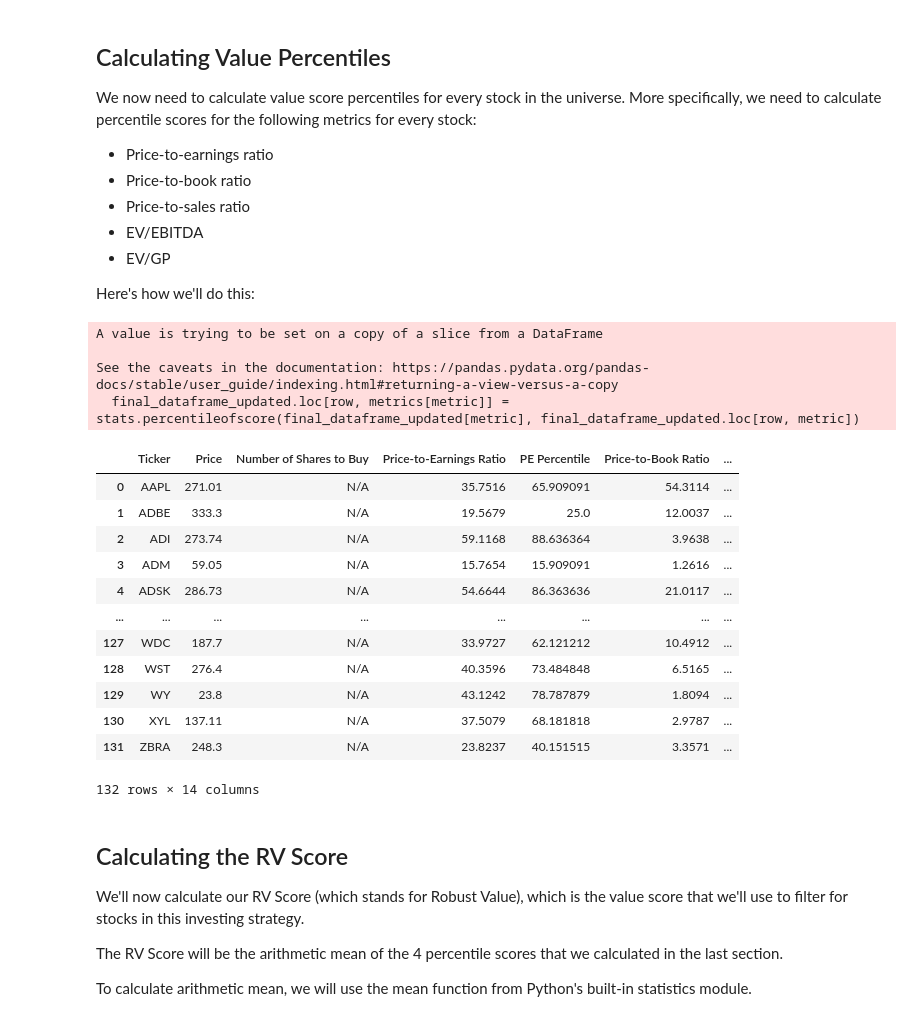
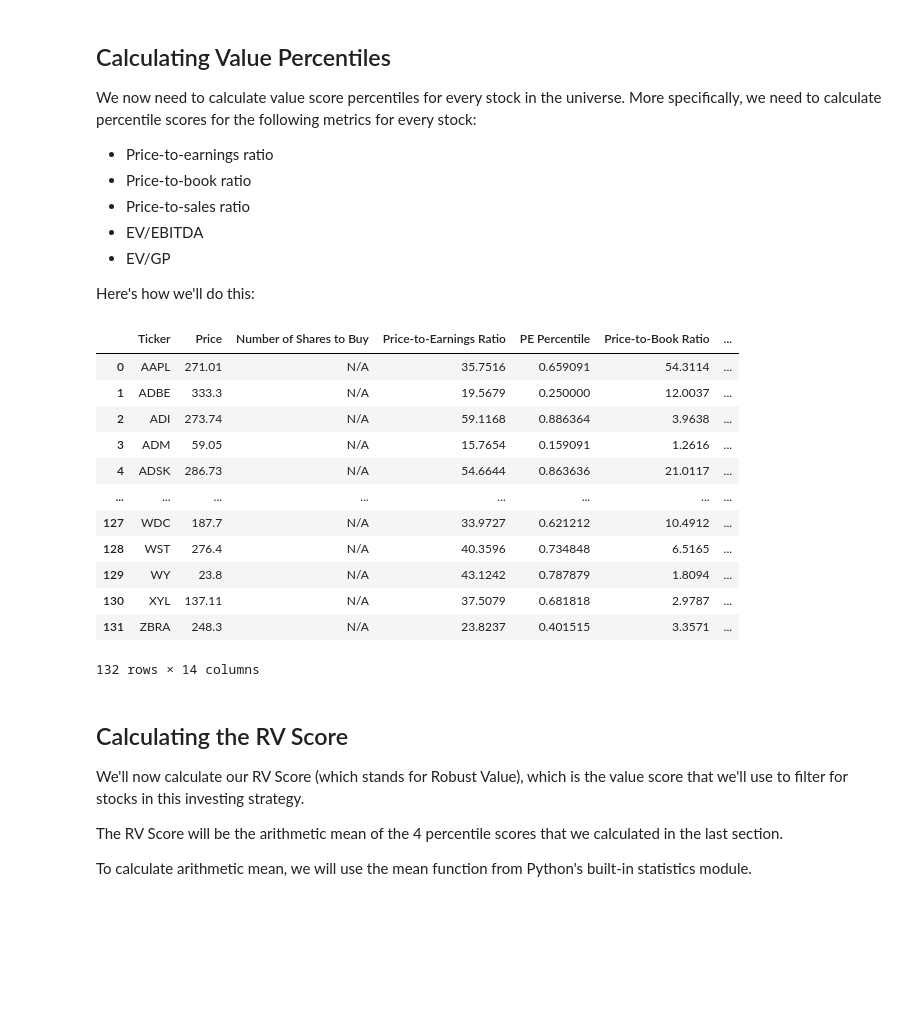
Before and after one commit to JeffreyPatino/algorithmic-trading-python, a Jupyter notebook: starter_files/003_quantitative_value_strategy.ipynb, the cells around one changed output. Cells and saved outputs as stored; diff of their text form; code cells hidden in the pictures; blank space fills up the shorter version.

```diff
--- a/starter_files/003_quantitative_value_strategy.ipynb
+++ b/starter_files/003_quantitative_value_strategy.ipynb
@@ -435,35 +440,36 @@ Here's how we'll do this:
 # %%
 metrics = {
     'Price-to-Earnings Ratio': 'PE Percentile',
     'Price-to-Book Ratio': 'PB Percentile',
     'Price-to-Sales Ratio': 'PS Percentile',
     'EV/EBITDA': 'EV/EBITDA Percentile',
     'EV/Gross Profit': 'EV/Gross Profit Percentile'
 }
 
-for metric in metrics.keys():
-    for row in final_dataframe_updated.index:
-        final_dataframe_updated.loc[row, metrics[metric]] = stats.percentileofscore(final_dataframe_updated[metric], final_dataframe_updated.loc[row, metric])
+# for metric in metrics.keys():
+#     for row in final_dataframe_updated.index:
+#         final_dataframe_updated.loc[row, metrics[metric]] = stats.percentileofscore(final_dataframe_updated[metric], final_dataframe_updated.loc[row, metric])
+
+# Computing percentiles vectorially using pandas’ built-in functions to operate on entire columns at once, instead of looping through each row and assigning values individually.
+
+for metric, out_col in metrics.items():
+    final_dataframe_updated[out_col] = final_dataframe_updated[metric].rank(pct=True)
 
 final_dataframe_updated
 # %% [output]
+|  | Ticker | Price | Number of Shares to Buy | Price-to-Earnings Ratio | PE Percentile | Price-to-Book Ratio | ... |
+| 0 | AAPL | 271.01 | N/A | 35.7516 | 0.659091 | 54.3114 | ... |
+| 1 | ADBE | 333.3 | N/A | 19.5679 | 0.250000 | 12.0037 | ... |
+| 2 | ADI | 273.74 | N/A | 59.1168 | 0.886364 | 3.9638 | ... |
+| 3 | ADM | 59.05 | N/A | 15.7654 | 0.159091 | 1.2616 | ... |
+| 4 | ADSK | 286.73 | N/A | 54.6644 | 0.863636 | 21.0117 | ... |
+| ... | ... | ... | ... | ... | ... | ... | ... |
+| 127 | WDC | 187.7 | N/A | 33.9727 | 0.621212 | 10.4912 | ... |
+| 128 | WST | 276.4 | N/A | 40.3596 | 0.734848 | 6.5165 | ... |
+| 129 | WY | 23.8 | N/A | 43.1242 | 0.787879 | 1.8094 | ... |
+| 130 | XYL | 137.11 | N/A | 37.5079 | 0.681818 | 2.9787 | ... |
+| 131 | ZBRA | 248.3 | N/A | 23.8237 | 0.401515 | 3.3571 | ... |
-A value is trying to be set on a copy of a slice from a DataFrame
-
-See the caveats in the documentation: https://pandas.pydata.org/pandas-docs/stable/user_guide/indexing.html#returning-a-view-versus-a-copy
-  final_dataframe_updated.loc[row, metrics[metric]] = stats.percentileofscore(final_dataframe_updated[metric], final_dataframe_updated.loc[row, metric])
+132 rows × 14 columns
-|  | Ticker | Price | Number of Shares to Buy | Price-to-Earnings Ratio | PE Percentile | Price-to-Book Ratio | ... |
-| 0 | AAPL | 271.01 | N/A | 35.7516 | 65.909091 | 54.3114 | ... |
-| 1 | ADBE | 333.3 | N/A | 19.5679 | 25.0 | 12.0037 | ... |
-| 2 | ADI | 273.74 | N/A | 59.1168 | 88.636364 | 3.9638 | ... |
-| 3 | ADM | 59.05 | N/A | 15.7654 | 15.909091 | 1.2616 | ... |
-| 4 | ADSK | 286.73 | N/A | 54.6644 | 86.363636 | 21.0117 | ... |
-| ... | ... | ... | ... | ... | ... | ... | ... |
-| 127 | WDC | 187.7 | N/A | 33.9727 | 62.121212 | 10.4912 | ... |
-| 128 | WST | 276.4 | N/A | 40.3596 | 73.484848 | 6.5165 | ... |
-| 129 | WY | 23.8 | N/A | 43.1242 | 78.787879 | 1.8094 | ... |
-| 130 | XYL | 137.11 | N/A | 37.5079 | 68.181818 | 2.9787 | ... |
-| 131 | ZBRA | 248.3 | N/A | 23.8237 | 40.151515 | 3.3571 | ... |
-132 rows × 14 columns
 # %% [markdown]
 ## Calculating the RV Score
 We'll now calculate our RV Score (which stands for Robust Value), which is the value score that we'll use to filter for stocks in this investing strategy.
```
Also changed, not shown: parts of 13 cells of this notebook, 2 other files.
